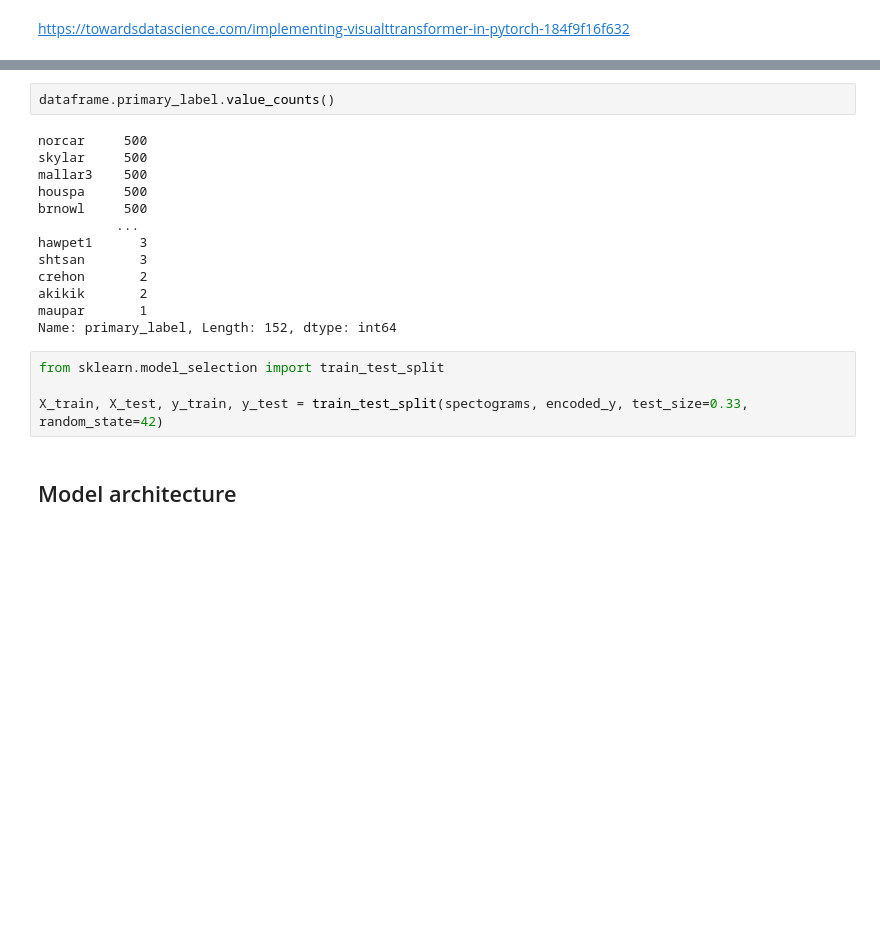
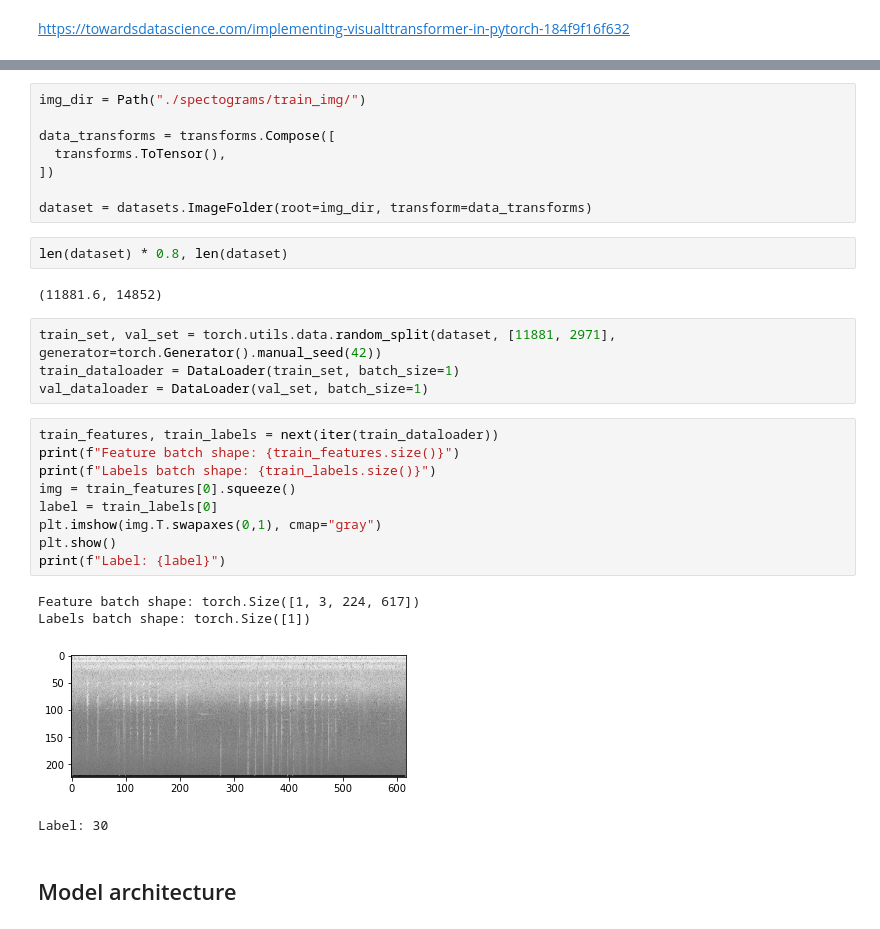
Before and after one commit to KilianFt/birdclef, a Jupyter notebook: birdclef-2022.ipynb, the cells around one changed output, grey strips where cells are left out. Cells and saved outputs as stored; diff of their text form; blank space fills up the shorter version.

Commit message:
load data

```diff
--- a/birdclef-2022.ipynb
+++ b/birdclef-2022.ipynb
@@ -47,22 +27,33 @@ array(['afrsil1', 'akekee', 'akepa1', 'akiapo', 'akikik', 'amewig',
-# %%
-dataframe.primary_label.value_counts()
-# %% [output]
-norcar     500
-skylar     500
-mallar3    500
-houspa     500
-brnowl     500
-          ...
-hawpet1      3
-shtsan       3
-crehon       2
-akikik       2
-maupar       1
-Name: primary_label, Length: 152, dtype: int64
-# %%
-from sklearn.model_selection import train_test_split
-
-X_train, X_test, y_train, y_test = train_test_split(spectograms, encoded_y, test_size=0.33, random_state=42)
+# %%
+img_dir = Path("./spectograms/train_img/")
+
+data_transforms = transforms.Compose([
+  transforms.ToTensor(),
+])
+
+dataset = datasets.ImageFolder(root=img_dir, transform=data_transforms)
+# %%
+len(dataset) * 0.8, len(dataset)
+# %% [output]
+(11881.6, 14852)
+# %%
+train_set, val_set = torch.utils.data.random_split(dataset, [11881, 2971], generator=torch.Generator().manual_seed(42))
+train_dataloader = DataLoader(train_set, batch_size=1)
+val_dataloader = DataLoader(val_set, batch_size=1)
+# %%
+train_features, train_labels = next(iter(train_dataloader))
+print(f"Feature batch shape: {train_features.size()}")
+print(f"Labels batch shape: {train_labels.size()}")
+img = train_features[0].squeeze()
+label = train_labels[0]
+plt.imshow(img.T.swapaxes(0,1), cmap="gray")
+plt.show()
+print(f"Label: {label}")
+# %% [output]
+Feature batch shape: torch.Size([1, 3, 224, 617])
+Labels batch shape: torch.Size([1])
+[figure, added]
+Label: 30
 # %% [markdown]
 ## Model architecture
 # %%
```
Also changed, not shown: parts of 6 cells of this notebook.
